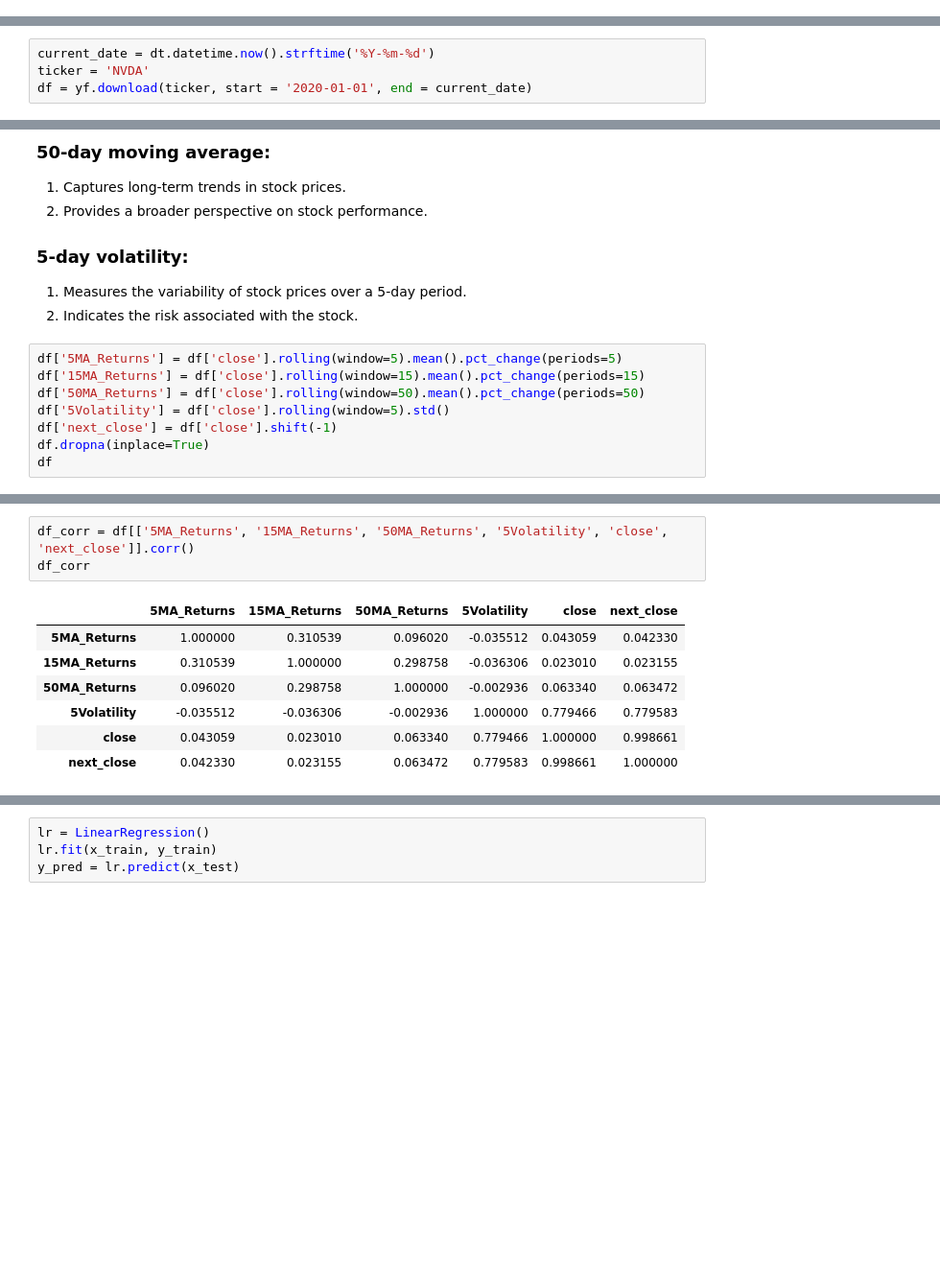
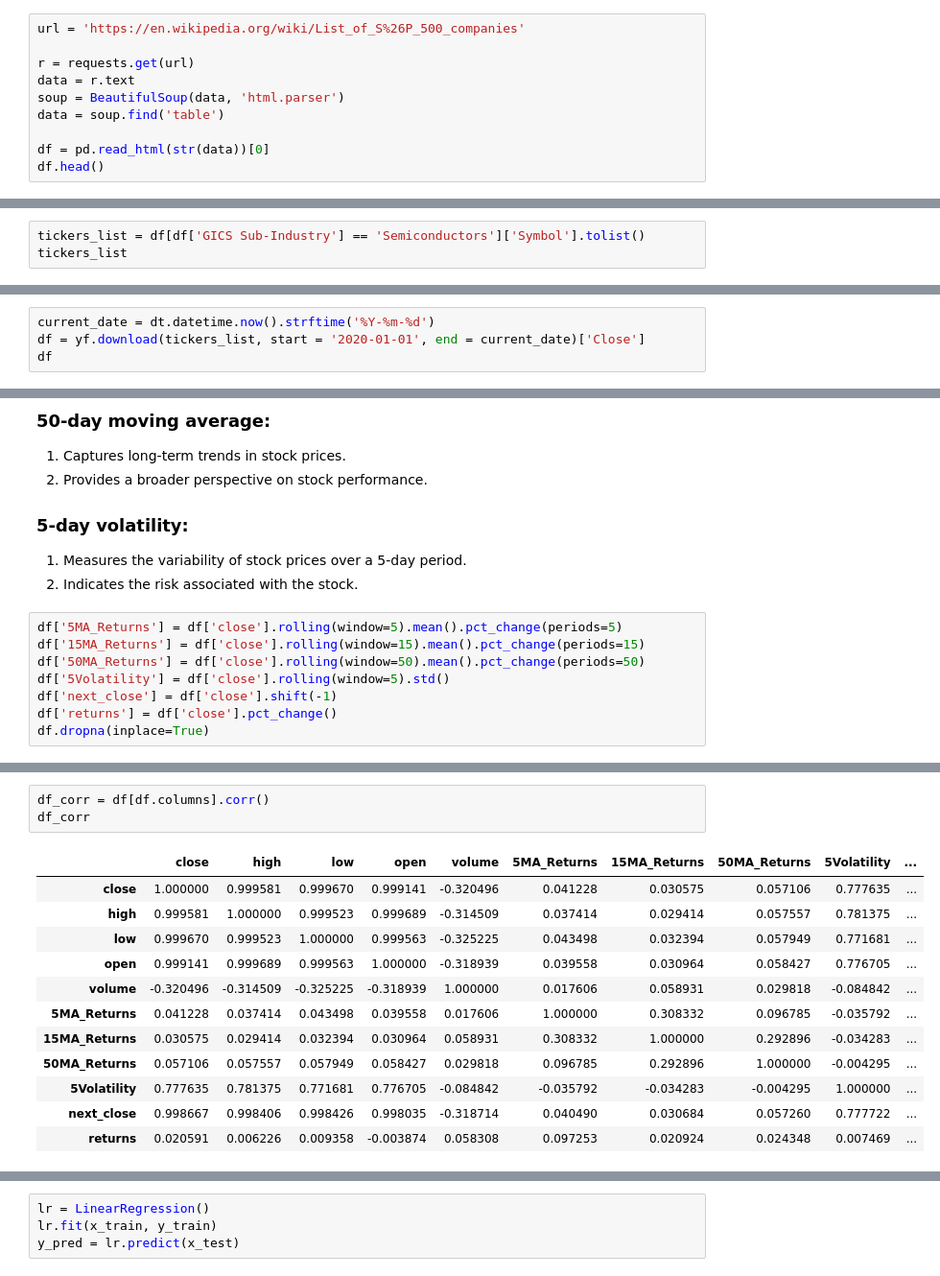
Before and after one commit to marabsatt/blackwell, a Jupyter notebook: main.ipynb, the cells around one changed output, grey strips where cells are left out. Shown at 96% size. Drawn from its saved outputs; the diff is of its cells as text; blank space fills up the shorter version.

```diff
--- a/main.ipynb
+++ b/main.ipynb
@@ -26,3 +35,13 @@ import nest_asyncio
 # import class(s) for supportive functions
 import datetime as dt
 from scipy.stats import randint, uniform
+# %%
+url = 'https://en.wikipedia.org/wiki/List_of_S%26P_500_companies'
+
+r = requests.get(url)
+data = r.text
+soup = BeautifulSoup(data, 'html.parser')
+data = soup.find('table')
+
+df = pd.read_html(str(data))[0]
+df.head()
@@ -28,0 +73,3 @@ from scipy.stats import randint, uniform
+# %%
+tickers_list = df[df['GICS Sub-Industry'] == 'Semiconductors']['Symbol'].tolist()
+tickers_list
@@ -29,5 +91,5 @@ from scipy.stats import randint, uniform
 # %%
 current_date = dt.datetime.now().strftime('%Y-%m-%d')
-ticker = 'NVDA'
-df = yf.download(ticker, start = '2020-01-01', end = current_date)
+df = yf.download(tickers_list, start = '2020-01-01', end = current_date)['Close']
+df
 # %% [output]
@@ -77,5 +383,5 @@ df['15MA_Returns'] = df['close'].rolling(window=15).mean().pct_change(periods=15
 df['50MA_Returns'] = df['close'].rolling(window=50).mean().pct_change(periods=50)
 df['5Volatility'] = df['close'].rolling(window=5).std()
 df['next_close'] = df['close'].shift(-1)
+df['returns'] = df['close'].pct_change()
 df.dropna(inplace=True)
-df
@@ -109,14 +388,19 @@ df.describe()
 # %%
-df_corr = df[['5MA_Returns', '15MA_Returns', '50MA_Returns', '5Volatility', 'close', 'next_close']].corr()
+df_corr = df[df.columns].corr()
 df_corr
 # %% [output]
-|  | 5MA_Returns | 15MA_Returns | 50MA_Returns | 5Volatility | close | next_close |
-| 5MA_Returns | 1.000000 | 0.310539 | 0.096020 | -0.035512 | 0.043059 | 0.042330 |
-| 15MA_Returns | 0.310539 | 1.000000 | 0.298758 | -0.036306 | 0.023010 | 0.023155 |
-| 50MA_Returns | 0.096020 | 0.298758 | 1.000000 | -0.002936 | 0.063340 | 0.063472 |
-| 5Volatility | -0.035512 | -0.036306 | -0.002936 | 1.000000 | 0.779466 | 0.779583 |
-| close | 0.043059 | 0.023010 | 0.063340 | 0.779466 | 1.000000 | 0.998661 |
-| next_close | 0.042330 | 0.023155 | 0.063472 | 0.779583 | 0.998661 | 1.000000 |
+|  | close | high | low | open | volume | 5MA_Returns | 15MA_Returns | 50MA_Returns | 5Volatility | ... |
+| close | 1.000000 | 0.999581 | 0.999670 | 0.999141 | -0.320496 | 0.041228 | 0.030575 | 0.057106 | 0.777635 | ... |
+| high | 0.999581 | 1.000000 | 0.999523 | 0.999689 | -0.314509 | 0.037414 | 0.029414 | 0.057557 | 0.781375 | ... |
+| low | 0.999670 | 0.999523 | 1.000000 | 0.999563 | -0.325225 | 0.043498 | 0.032394 | 0.057949 | 0.771681 | ... |
+| open | 0.999141 | 0.999689 | 0.999563 | 1.000000 | -0.318939 | 0.039558 | 0.030964 | 0.058427 | 0.776705 | ... |
+| volume | -0.320496 | -0.314509 | -0.325225 | -0.318939 | 1.000000 | 0.017606 | 0.058931 | 0.029818 | -0.084842 | ... |
+| 5MA_Returns | 0.041228 | 0.037414 | 0.043498 | 0.039558 | 0.017606 | 1.000000 | 0.308332 | 0.096785 | -0.035792 | ... |
+| 15MA_Returns | 0.030575 | 0.029414 | 0.032394 | 0.030964 | 0.058931 | 0.308332 | 1.000000 | 0.292896 | -0.034283 | ... |
+| 50MA_Returns | 0.057106 | 0.057557 | 0.057949 | 0.058427 | 0.029818 | 0.096785 | 0.292896 | 1.000000 | -0.004295 | ... |
+| 5Volatility | 0.777635 | 0.781375 | 0.771681 | 0.776705 | -0.084842 | -0.035792 | -0.034283 | -0.004295 | 1.000000 | ... |
+| next_close | 0.998667 | 0.998406 | 0.998426 | 0.998035 | -0.318714 | 0.040490 | 0.030684 | 0.057260 | 0.777722 | ... |
+| returns | 0.020591 | 0.006226 | 0.009358 | -0.003874 | 0.058308 | 0.097253 | 0.020924 | 0.024348 | 0.007469 | ... |
 # %%
 def find_highest_correlation_pair(df):
     corr_matrix = df.corr()
```
Also changed, not shown: parts of 38 cells of this notebook.
